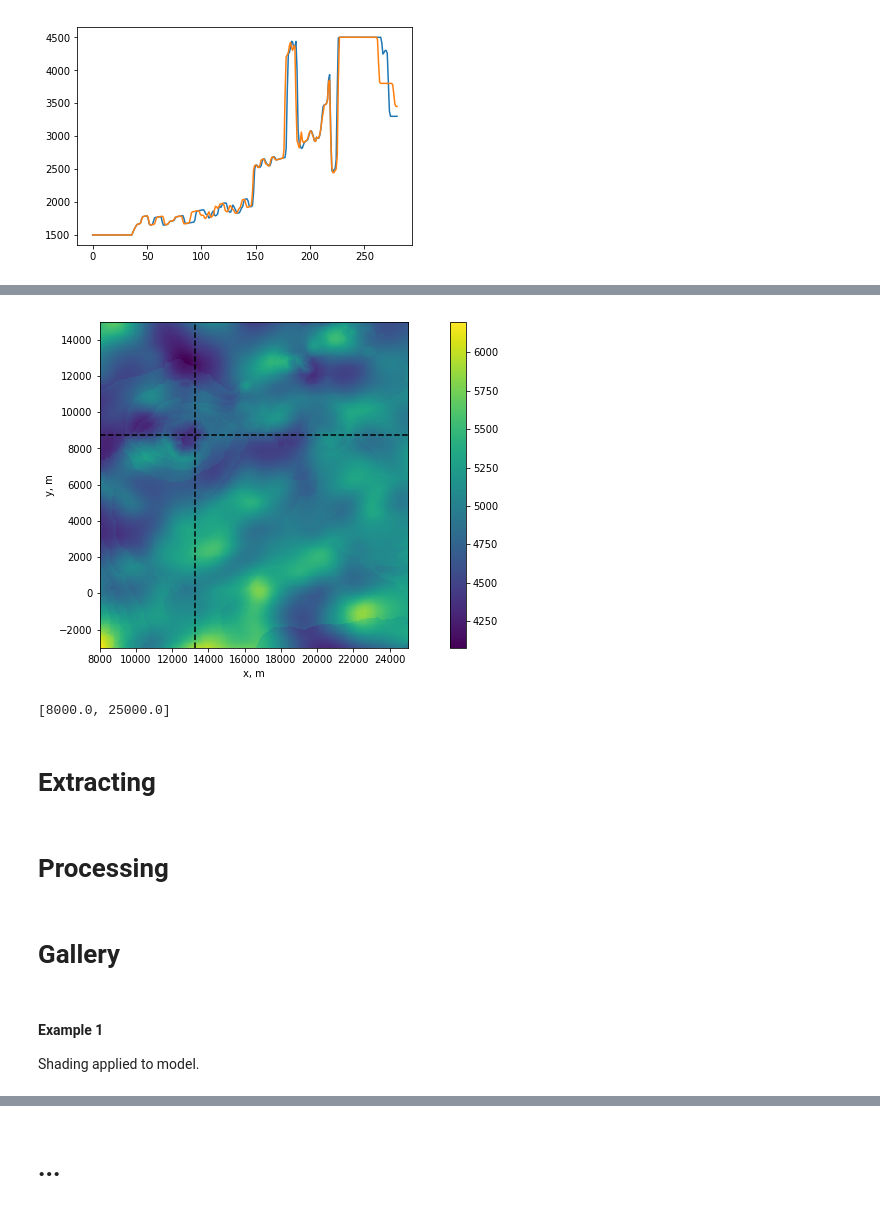
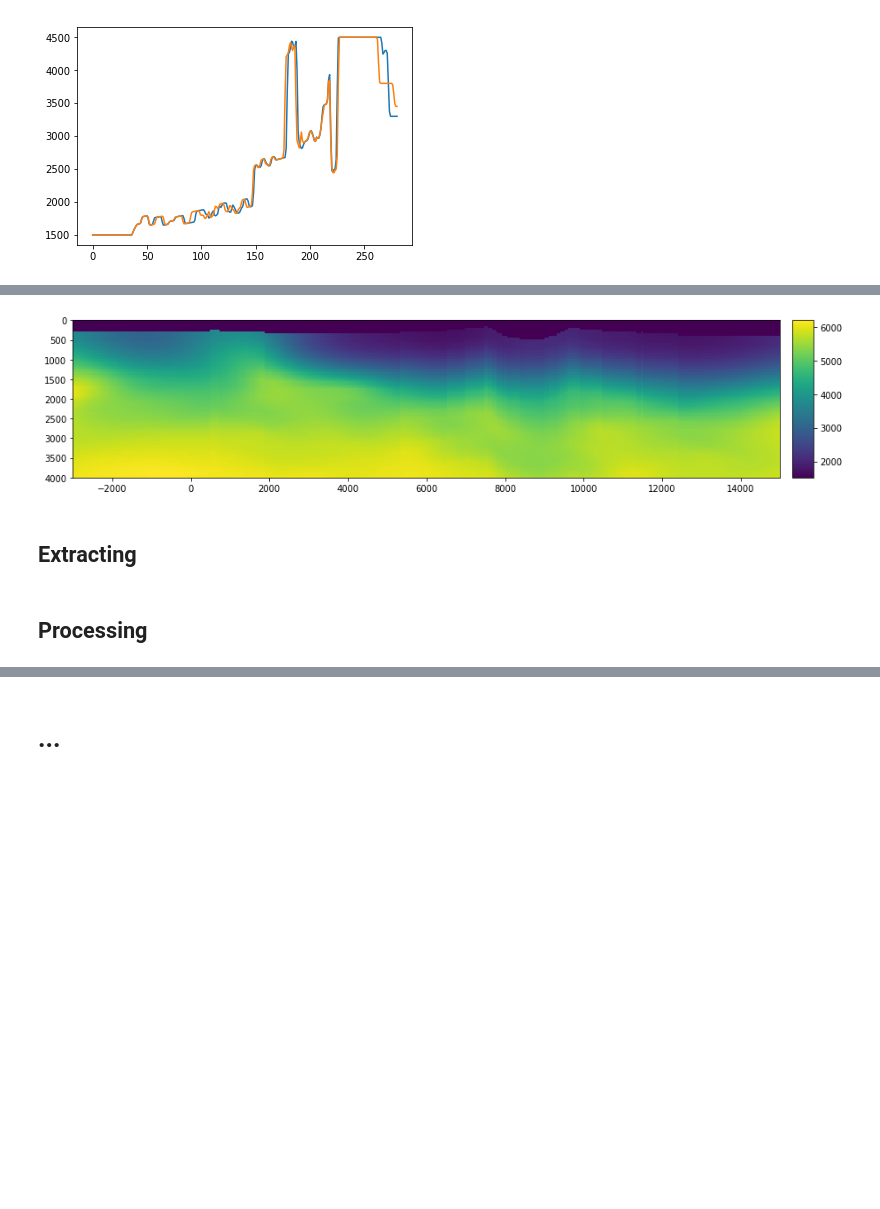
Before and after one commit to kmch/arrau, a Jupyter notebook: notebooks/arrau.ipynb, the cells around one changed output, grey strips where cells are left out. Saved outputs shown, nothing was run; the diff lists cells and outputs as text; code cells hidden in the pictures; blank space fills up the shorter version.

```diff
--- a/notebooks/arrau.ipynb
+++ b/notebooks/arrau.ipynb
@@ -188,27 +157,19 @@ a.plot([13.25e3,8.75e3,2e3])
 # %%
 # plot
 figure(15,6)
-i = -1
+i = 0
+a.slice(13.25e3, axis=0, unit='m')
 a.slices.list[i].plot()
 # a.slices.list[i].plot(mode='shade', cmap='magma')
 # a.slices.list[i].plot(mode='contourf')
 # a.slices.list[i].plot(mode='contour', colors='k')
 
 # a.slices.list[i].plot(mode='im+cr', levels=4)
-a.slices.list[i].plot_slice_lines()
+# a.slices.list[i].plot_slice_lines()
 plt.show()
 # %% [output]
-[figure, old version]
+[figure, new version]
-# %%
-a.axes[0].extent
-# %% [output]
-[8000.0, 25000.0]
 # %% [markdown]
-# Extracting
+## Extracting
 # %% [markdown]
-# Processing
+## Processing
-# %% [markdown]
-# Gallery
-# %% [markdown]
-#### Example 1
-Shading applied to model.
```
Also changed, not shown: parts of 23 cells of this notebook, 9 other files.
